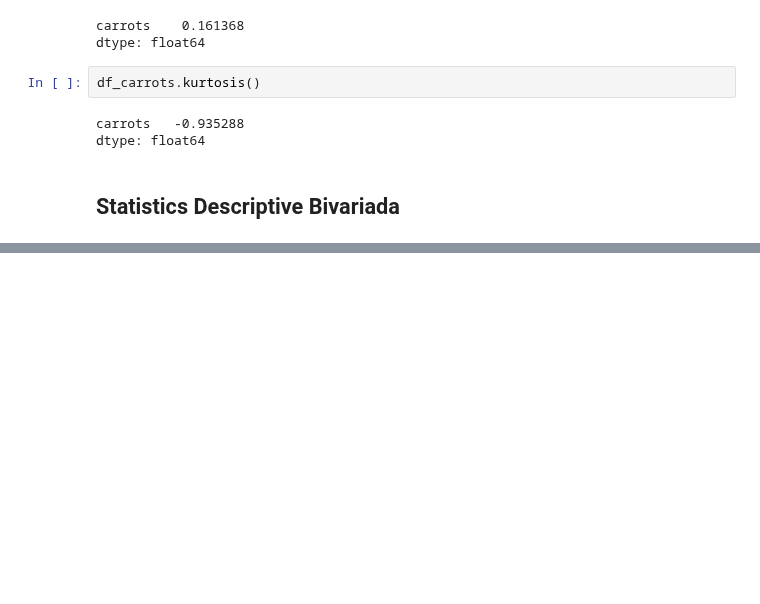
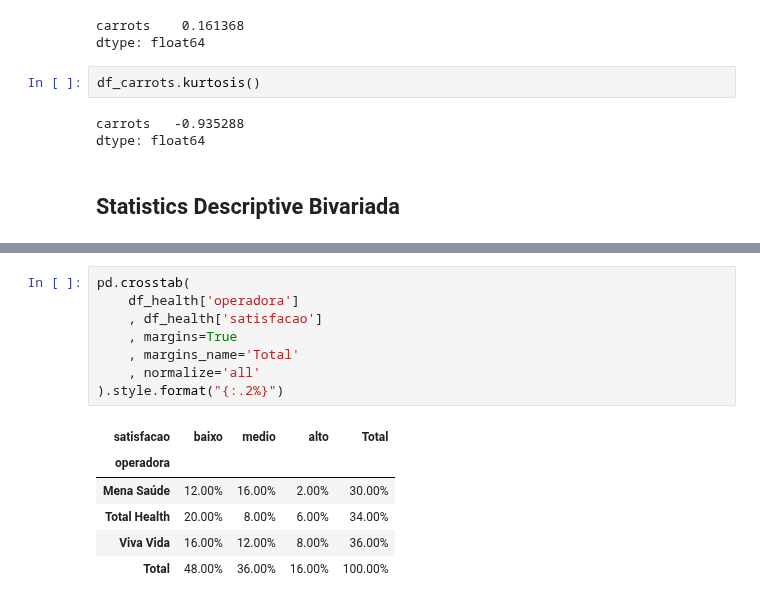
Before and after one commit to ErickVisone/DataScience, a Jupyter notebook: datascience/5.1 Descriptive Statistics.ipynb, the cells around one changed output, grey strips where cells are left out. Drawn from its saved outputs; the diff is of its cells as text; blank space fills up the shorter version.

```diff
--- a/datascience/5. Statistics.ipynb
+++ b/datascience/5.1 Descriptive Statistics.ipynb
@@ -752,0 +814,15 @@ NameError: name 'pd' is not defined
+# %%
+pd.crosstab(
+    df_health['operadora']
+    , df_health['satisfacao']
+    , margins=True
+    , margins_name='Total'
+    , normalize='all'
+).style.format("{:.2%}")
+# %% [output]
+| satisfacao | baixo | medio | alto | Total |
+| operadora |  |  |  |  |
+| Mena Saúde | 12.00% | 16.00% | 2.00% | 30.00% |
+| Total Health | 20.00% | 8.00% | 6.00% | 34.00% |
+| Viva Vida | 16.00% | 12.00% | 8.00% | 36.00% |
+| Total | 48.00% | 36.00% | 16.00% | 100.00% |
```
Also changed, not shown: parts of 21 cells of this notebook, 1 other file.
